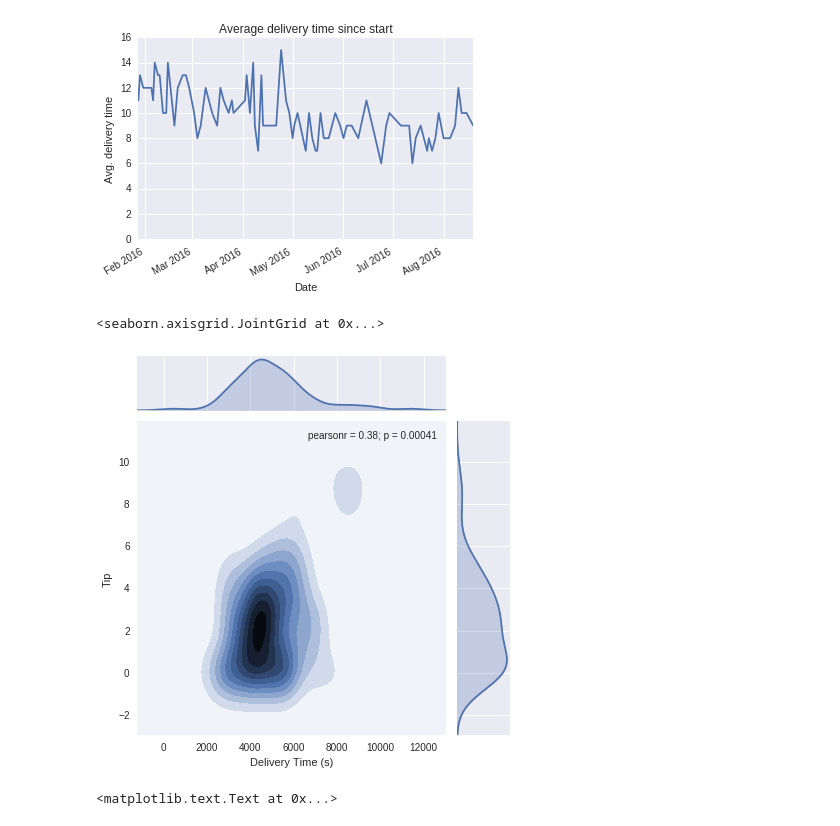
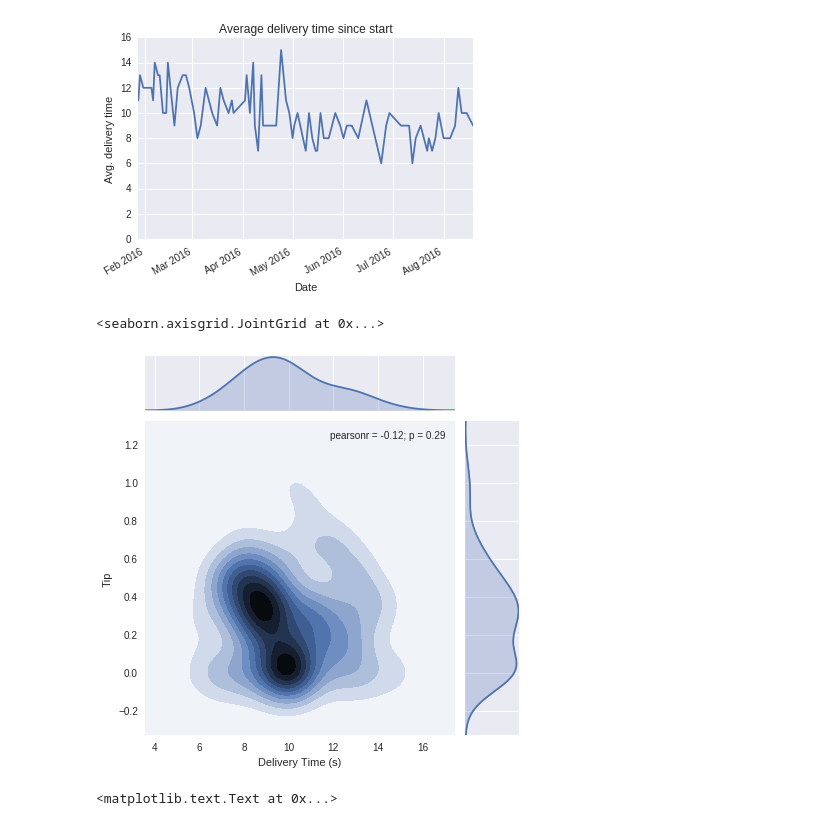
Before and after one commit to al3phnull/mail-analysis, a Jupyter notebook: deliveroo_analysis.ipynb, the cells around one changed output. Drawn from its saved outputs; the diff is of its cells as text; code cells hidden in the pictures.

```diff
--- a/deliveroo_analysis.ipynb
+++ b/deliveroo_analysis.ipynb
@@ -71,7 +69,7 @@ def fix_times(df):
         m, s = divmod(elem, 60)
         dtimems.append(m + (round(s, -2) / 100))
 
-    df["Delivery Time (s)"] = dtitems
+    df["Delivery Time (s)"] = dtimems
     return df
 # %%
 mails = clean_list(dmail)
@@ -149,22 +123,16 @@ dgmean
-# %%
-dtimems = []
-for elem in dgmean["Delivery Time (s)"]:
-    m, s = divmod(elem, 60)
-    dtimems.append(m + (round(s, -2) / 100))
-
-dgmean["Delivery Time (s)"] = dtimems
 # %%
 month_dtime_plot = dgmean["Delivery Time (s)"].plot(title = "Average delivery time since start", ylim = (0, 16))
 month_dtime_plot.set_ylabel("Avg. delivery time")
 # %% [output]
 <matplotlib.text.Text at 0x...>
 [figure]
+# %%
+dgmean = fix_times(dgmean)
 # %%
-dgsum = dategrp.sum()
-sns.jointplot(x = dgsum["Delivery Time (s)"], y = dgsum["Tip"], kind = "kde")
+sns.jointplot(x = dgmean["Delivery Time (s)"], y = dgmean["Tip"], kind = "kde")
 # %% [output]
 <seaborn.axisgrid.JointGrid at 0x...>
-[figure, old version]
+[figure, new version]
 # %%
 del_time_freq_plot = dgmean["Delivery Time (s)"].plot(title = "Frequency of occurences of approximate delivery time", kind = 'hist')
 del_time_freq_plot.set_ylabel("Frequency of occurences")
```
Also changed, not shown: parts of 3 cells of this notebook.
